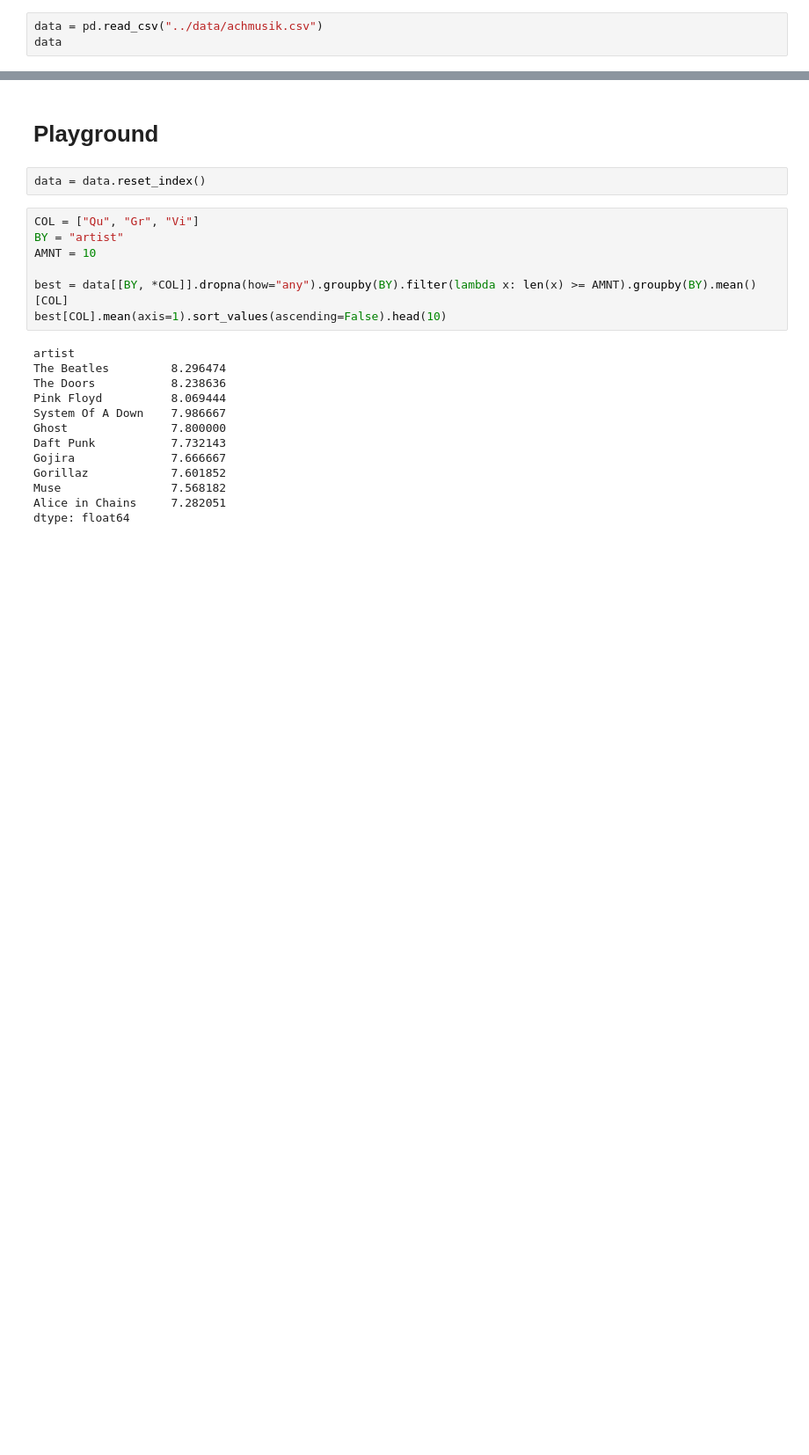
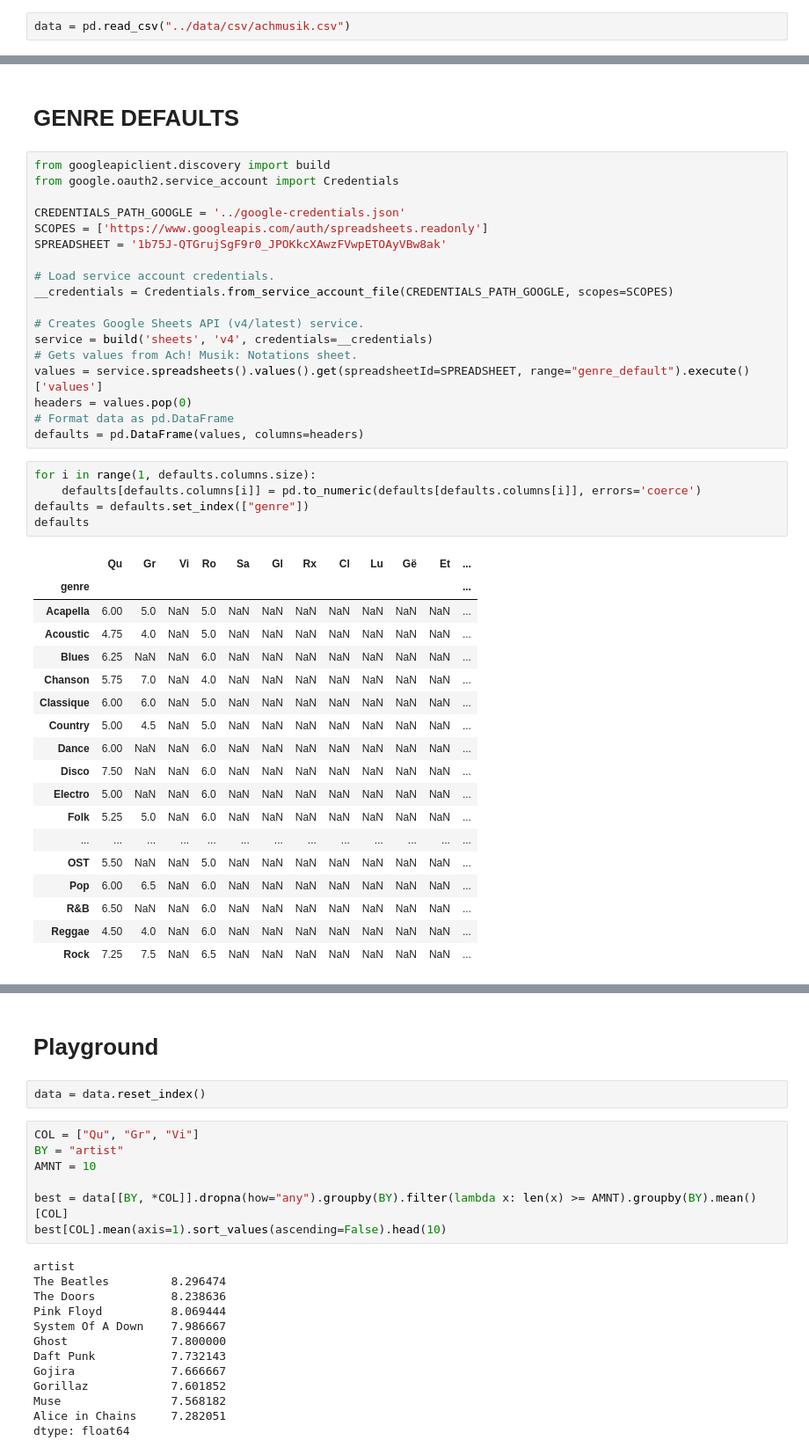
Before and after one commit to QuVil/mon-bot-le-dj, a Jupyter notebook: prototyping/prototyping.ipynb, the cells around one changed output, grey strips where cells are left out. Shown at 88% size. Saved outputs shown, nothing was run; the diff lists cells and outputs as text; blank space fills up the shorter version.

Commit message:
First version of genre default feature

```diff
--- a/prototyping/prototyping.ipynb
+++ b/prototyping/prototyping.ipynb
@@ -48,3 +8,2 @@ data.to_csv("../data/achmusik.csv", index=False, decimal=",")
 # %%
-data = pd.read_csv("../data/achmusik.csv")
-data
+data = pd.read_csv("../data/csv/achmusik.csv")
@@ -65 +68,45 @@ data
+# %% [markdown]
+# GENRE DEFAULTS
+# %%
+from googleapiclient.discovery import build
+from google.oauth2.service_account import Credentials
+
+CREDENTIALS_PATH_GOOGLE = '../google-credentials.json'
+SCOPES = ['https://www.googleapis.com/auth/spreadsheets.readonly']
+SPREADSHEET = '1b75J-QTGrujSgF9r0_JPOKkcXAwzFVwpETOAyVBw8ak'
+
+# Load service account credentials.
+__credentials = Credentials.from_service_account_file(CREDENTIALS_PATH_GOOGLE, scopes=SCOPES)
+
+# Creates Google Sheets API (v4/latest) service.
+service = build('sheets', 'v4', credentials=__credentials)
+# Gets values from Ach! Musik: Notations sheet.
+values = service.spreadsheets().values().get(spreadsheetId=SPREADSHEET, range="genre_default").execute()['values']
+headers = values.pop(0)
+# Format data as pd.DataFrame
+defaults = pd.DataFrame(values, columns=headers)
+# %%
+for i in range(1, defaults.columns.size):
+    defaults[defaults.columns[i]] = pd.to_numeric(defaults[defaults.columns[i]], errors='coerce')
+defaults = defaults.set_index(["genre"])
+defaults
+# %% [output]
+|  | Qu | Gr | Vi | Ro | Sa | Gl | Rx | Cl | Lu | Gë | Et | ... |
+| genre |  |  |  |  |  |  |  |  |  |  |  | ... |
+| Acapella | 6.00 | 5.0 | NaN | 5.0 | NaN | NaN | NaN | NaN | NaN | NaN | NaN | ... |
+| Acoustic | 4.75 | 4.0 | NaN | 5.0 | NaN | NaN | NaN | NaN | NaN | NaN | NaN | ... |
+| Blues | 6.25 | NaN | NaN | 6.0 | NaN | NaN | NaN | NaN | NaN | NaN | NaN | ... |
+| Chanson | 5.75 | 7.0 | NaN | 4.0 | NaN | NaN | NaN | NaN | NaN | NaN | NaN | ... |
+| Classique | 6.00 | 6.0 | NaN | 5.0 | NaN | NaN | NaN | NaN | NaN | NaN | NaN | ... |
+| Country | 5.00 | 4.5 | NaN | 5.0 | NaN | NaN | NaN | NaN | NaN | NaN | NaN | ... |
+| Dance | 6.00 | NaN | NaN | 6.0 | NaN | NaN | NaN | NaN | NaN | NaN | NaN | ... |
+| Disco | 7.50 | NaN | NaN | 6.0 | NaN | NaN | NaN | NaN | NaN | NaN | NaN | ... |
+| Electro | 5.00 | NaN | NaN | 6.0 | NaN | NaN | NaN | NaN | NaN | NaN | NaN | ... |
+| Folk | 5.25 | 5.0 | NaN | 6.0 | NaN | NaN | NaN | NaN | NaN | NaN | NaN | ... |
+| ... | ... | ... | ... | ... | ... | ... | ... | ... | ... | ... | ... | ... |
+| OST | 5.50 | NaN | NaN | 5.0 | NaN | NaN | NaN | NaN | NaN | NaN | NaN | ... |
+| Pop | 6.00 | 6.5 | NaN | 6.0 | NaN | NaN | NaN | NaN | NaN | NaN | NaN | ... |
+| R&B | 6.50 | NaN | NaN | 6.0 | NaN | NaN | NaN | NaN | NaN | NaN | NaN | ... |
+| Reggae | 4.50 | 4.0 | NaN | 6.0 | NaN | NaN | NaN | NaN | NaN | NaN | NaN | ... |
+| Rock | 7.25 | 7.5 | NaN | 6.5 | NaN | NaN | NaN | NaN | NaN | NaN | NaN | ... |
 # %%
```
Also changed, not shown: parts of 26 cells of this notebook, 7 other files.
